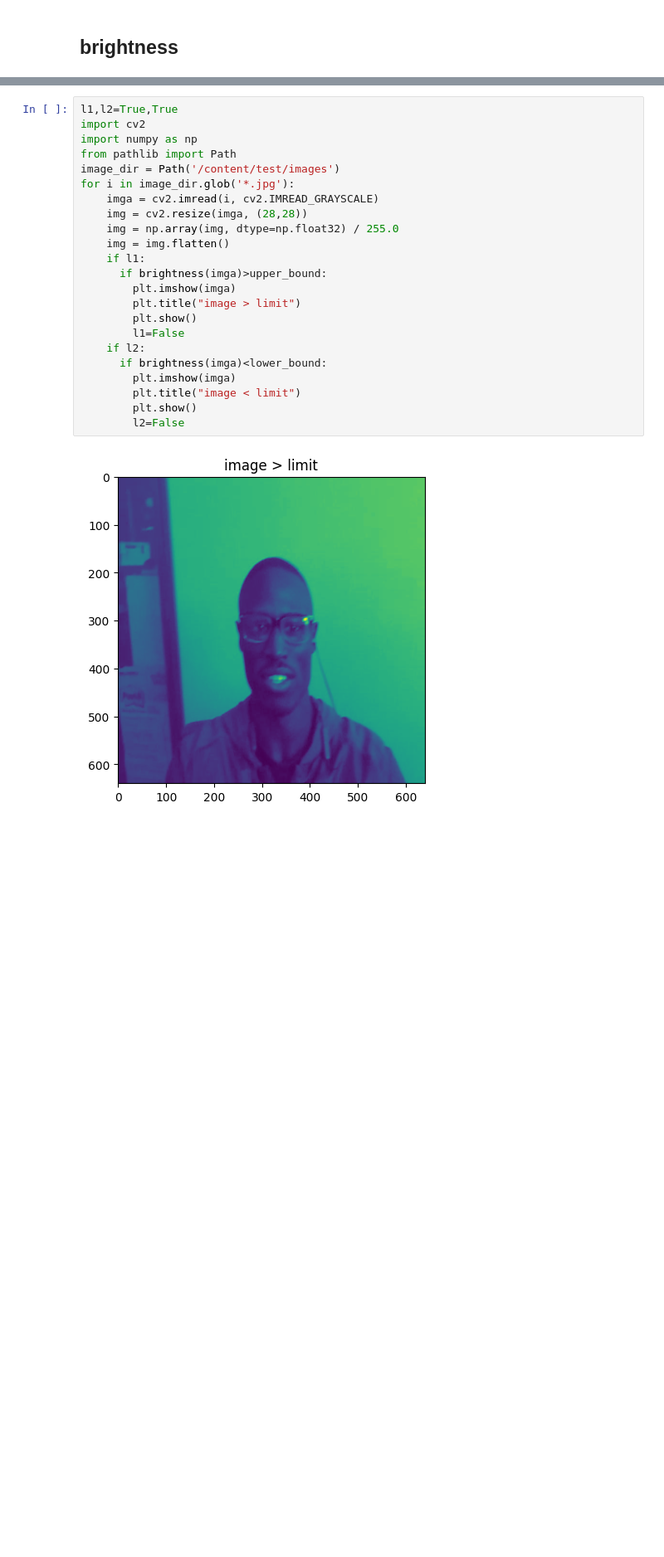
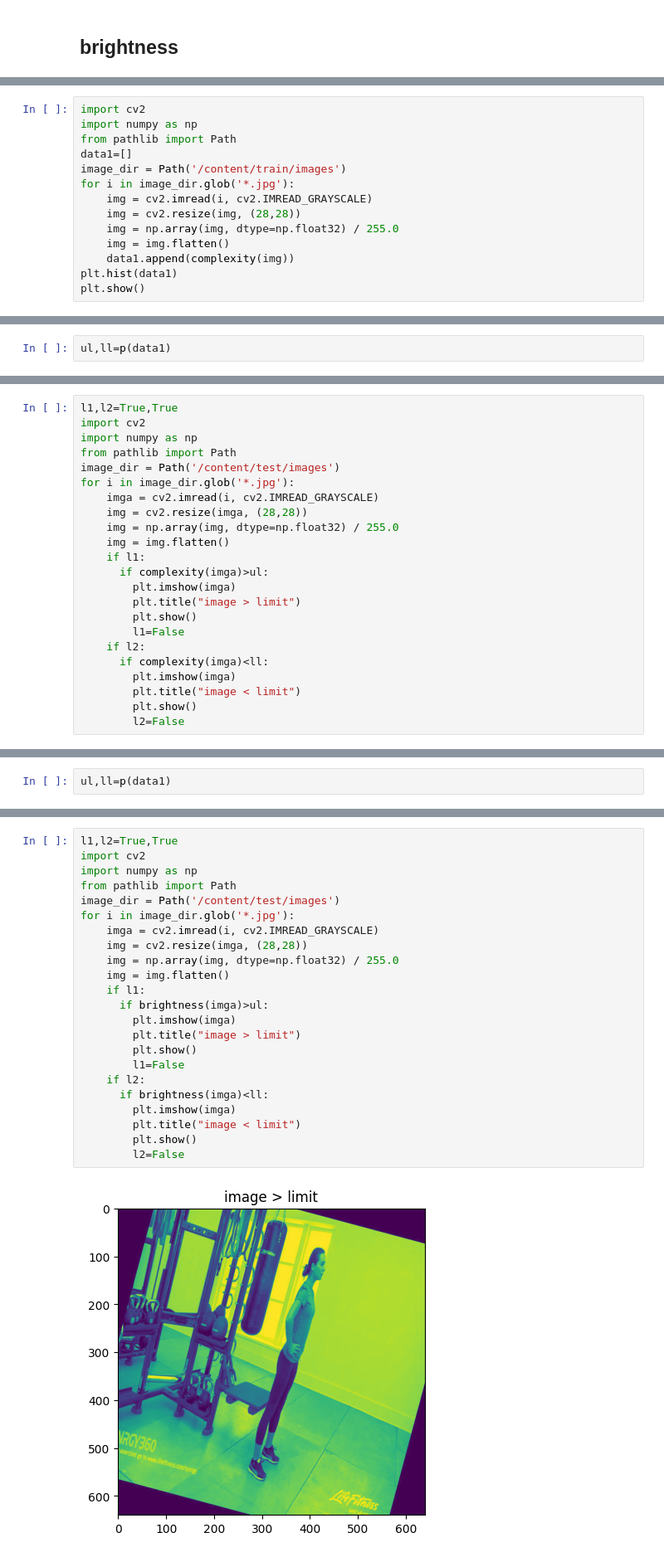
Before and after one commit to Gokul0Krishna/exp, a Jupyter notebook: exp5.ipynb, the cells around one changed output, grey strips where cells are left out. Shown at 83% size. Drawn from its saved outputs; the diff is of its cells as text; blank space fills up the shorter version.

```diff
--- a/exp5.ipynb
+++ b/exp5.ipynb
@@ -352,0 +486,14 @@ for i in image_dir.glob('*.jpg'):
+# %%
+import cv2
+import numpy as np
+from pathlib import Path
+data1=[]
+image_dir = Path('/content/train/images')
+for i in image_dir.glob('*.jpg'):
+    img = cv2.imread(i, cv2.IMREAD_GRAYSCALE)
+    img = cv2.resize(img, (28,28))
+    img = np.array(img, dtype=np.float32) / 255.0
+    img = img.flatten()
+    data1.append(complexity(img))
+plt.hist(data1)
+plt.show()
@@ -352,0 +502,2 @@ for i in image_dir.glob('*.jpg'):
+# %%
+ul,ll=p(data1)
@@ -352,0 +506,23 @@ for i in image_dir.glob('*.jpg'):
+# %%
+l1,l2=True,True
+import cv2
+import numpy as np
+from pathlib import Path
+image_dir = Path('/content/test/images')
+for i in image_dir.glob('*.jpg'):
+    imga = cv2.imread(i, cv2.IMREAD_GRAYSCALE)
+    img = cv2.resize(imga, (28,28))
+    img = np.array(img, dtype=np.float32) / 255.0
+    img = img.flatten()
+    if l1:
+      if complexity(imga)>ul:
+        plt.imshow(imga)
+        plt.title("image > limit")
+        plt.show()
+        l1=False
+    if l2:
+      if complexity(imga)<ll:
+        plt.imshow(imga)
+        plt.title("image < limit")
+        plt.show()
+        l2=False
@@ -378,0 +550,2 @@ print(lower_bound,upper_bound)
+# %%
+ul,ll=p(data1)
@@ -379,25 +554,25 @@ print(lower_bound,upper_bound)
 # %%
 l1,l2=True,True
 import cv2
 import numpy as np
 from pathlib import Path
 image_dir = Path('/content/test/images')
 for i in image_dir.glob('*.jpg'):
     imga = cv2.imread(i, cv2.IMREAD_GRAYSCALE)
     img = cv2.resize(imga, (28,28))
     img = np.array(img, dtype=np.float32) / 255.0
     img = img.flatten()
     if l1:
-      if brightness(imga)>upper_bound:
+      if brightness(imga)>ul:
         plt.imshow(imga)
         plt.title("image > limit")
         plt.show()
         l1=False
     if l2:
-      if brightness(imga)<lower_bound:
+      if brightness(imga)<ll:
         plt.imshow(imga)
         plt.title("image < limit")
         plt.show()
         l2=False
 # %% [output]
-[figure, old version]
+[figure, new version]
```
Also changed, not shown: parts of 18 cells of this notebook.
